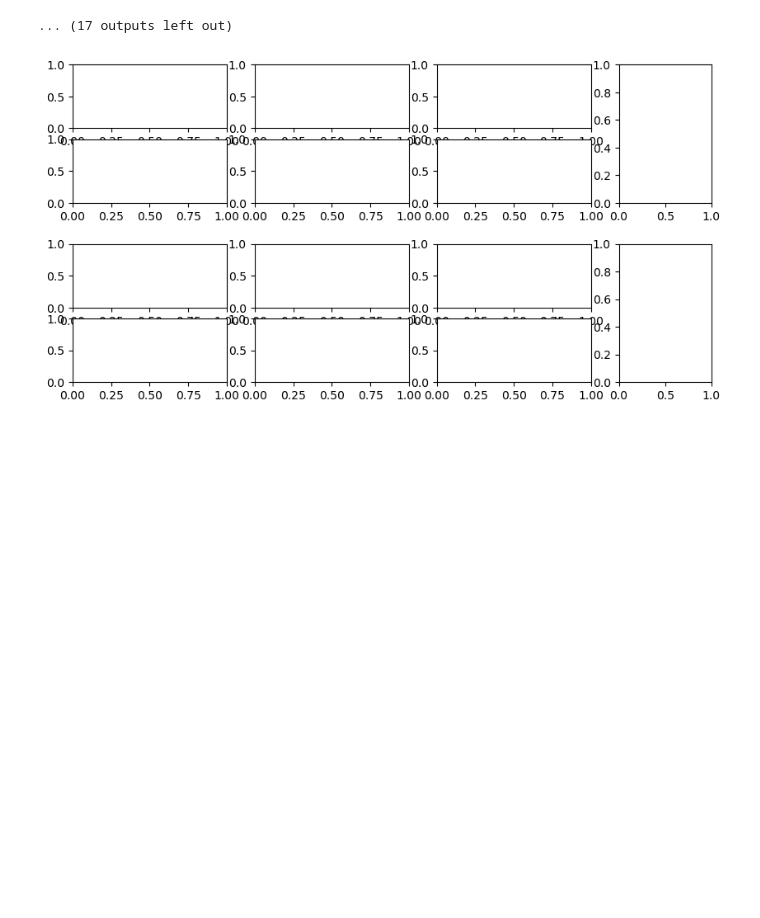
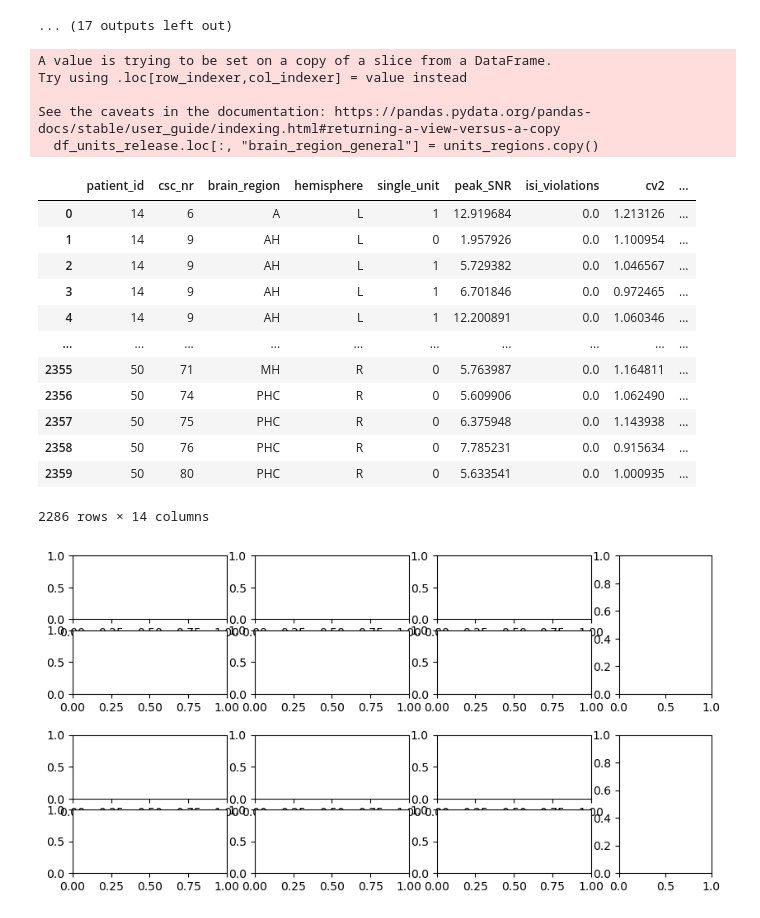
Before and after one commit to mormannlab/SUMMER, a Jupyter notebook: plot_code/spike_sorting/plot_spike_sorting.ipynb, the cells around one changed output. Cells and saved outputs as stored; diff of their text form; code cells hidden in the pictures; blank space fills up the shorter version.

```diff
--- a/plot_code/spike_sorting/plot_spike_sorting.ipynb
+++ b/plot_code/spike_sorting/plot_spike_sorting.ipynb
@@ -78,11 +78,34 @@ for path in tqdm(list(data_dir.glob("*.nwb"))):
   90
 ... (17 outputs left out)
 # %%
-raw_regions = df_units_all["brain_region"]
+region_exclusion = ["H", "T", "Ta", "Tb", "I"]
+df_units_release = df_units_all[~df_units_all.isin(region_exclusion).any(axis=1)]
 
-raw_regions = [r for r in raw_regions if r not in ["H", "T", "Ta", "Tb", "I"]]
-units_regions = pd.Series(raw_regions).replace("AH","H").replace("MH", "H").replace("PH", "H").replace("APH","PHC").replace("MPH","PHC").replace("PPH","PHC")
-data = Counter(units_regions)
+regions = df_units_release["brain_region"].copy()
+units_regions = pd.Series(regions).replace("AH","H").replace("MH", "H").replace("PH", "H").replace("APH","PHC").replace("MPH","PHC").replace("PPH","PHC")
+df_units_release.loc[:, "brain_region_general"] = units_regions.copy()
+# %% [output]
+A value is trying to be set on a copy of a slice from a DataFrame.
+Try using .loc[row_indexer,col_indexer] = value instead
+
+See the caveats in the documentation: https://pandas.pydata.org/pandas-docs/stable/user_guide/indexing.html#returning-a-view-versus-a-copy
+  df_units_release.loc[:, "brain_region_general"] = units_regions.copy()
+# %%
+df_units_release[""]
+# %% [output]
+|  | patient_id | csc_nr | brain_region | hemisphere | single_unit | peak_SNR | isi_violations | cv2 | ... |
+| 0 | 14 | 6 | A | L | 1 | 12.919684 | 0.0 | 1.213126 | ... |
+| 1 | 14 | 9 | AH | L | 0 | 1.957926 | 0.0 | 1.100954 | ... |
+| 2 | 14 | 9 | AH | L | 1 | 5.729382 | 0.0 | 1.046567 | ... |
+| 3 | 14 | 9 | AH | L | 1 | 6.701846 | 0.0 | 0.972465 | ... |
+| 4 | 14 | 9 | AH | L | 1 | 12.200891 | 0.0 | 1.060346 | ... |
+| ... | ... | ... | ... | ... | ... | ... | ... | ... | ... |
+| 2355 | 50 | 71 | MH | R | 0 | 5.763987 | 0.0 | 1.164811 | ... |
+| 2356 | 50 | 74 | PHC | R | 0 | 5.609906 | 0.0 | 1.062490 | ... |
+| 2357 | 50 | 75 | PHC | R | 0 | 6.375948 | 0.0 | 1.143938 | ... |
+| 2358 | 50 | 76 | PHC | R | 0 | 7.785231 | 0.0 | 0.915634 | ... |
+| 2359 | 50 | 80 | PHC | R | 0 | 5.633541 | 0.0 | 1.000935 | ... |
+2286 rows × 14 columns
 # %%
 fig = plt.figure(constrained_layout=False, figsize=(10, 5))
 gs = fig.add_gridspec(nrows=5, ncols=4,
```
